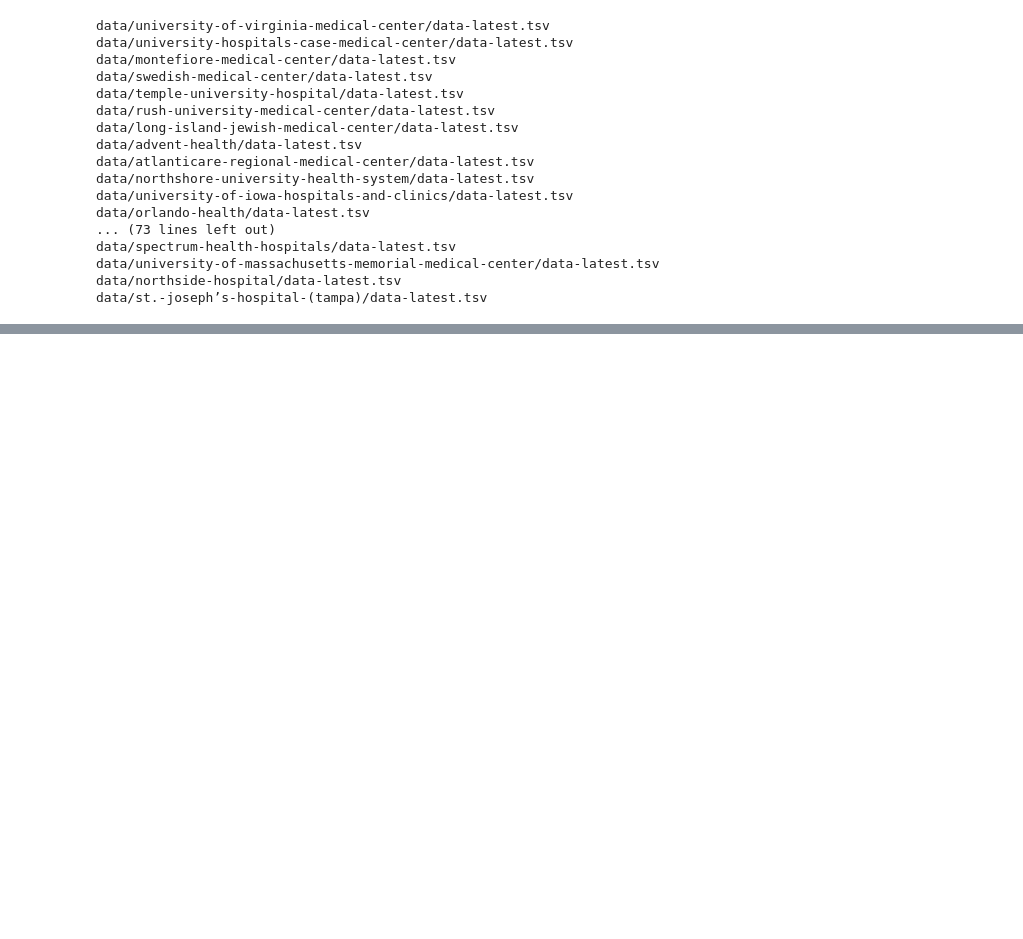
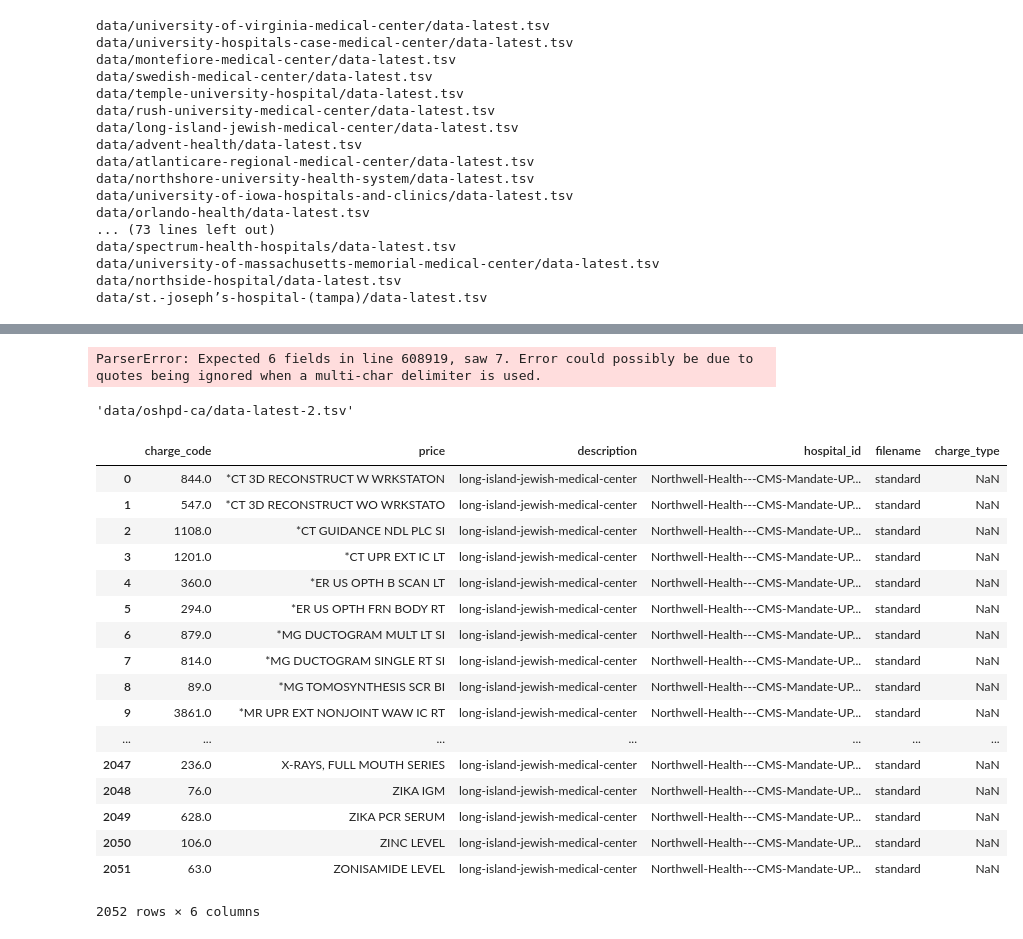
Before and after one commit to emigre459/hospital-chargemaster, a Jupyter notebook: Data_Exploration.ipynb, the cells around one changed output, grey strips where cells are left out. Cells and saved outputs as stored; diff of their text form; code cells hidden in the pictures; blank space fills up the shorter version.

Commit message:
bug: Diagnose read_csv problem of skipping first blank column in TSV files

```diff
--- a/Data_Exploration.ipynb
+++ b/Data_Exploration.ipynb
@@ -192,0 +194,44 @@ ipdb> c
+# %%
+#Let's generate the filepaths in a list instead of iterator, so I can call specific elements
+all_files = glob('data/*/data-latest*.tsv')
+individual_dfs = (pd.read_csv(f, delimiter = r'\t') for f in all_files)
+
+metadata_big_dfs = pd.DataFrame(columns = ['Filepath', 'Row Count', 'Index in all_files'])
+
+# Now, we'll iterate through each DataFrame, counting rows as we go, until we find a problem
+i = 0
+for df in individual_dfs:
+    if row_total >= 608919:
+        metadata_big_dfs.append({'Filepath': all_files[i],
+                                 'Row Count': len(df),
+                                 'Index in all_files': i},
+                               ignore_index = True)
+
+    i += 1
+# %% [output]
+ParserError: Expected 6 fields in line 608919, saw 7. Error could possibly be due to quotes being ignored when a multi-char delimiter is used.
+# %%
+all_files[i]
+# %% [output]
+'data/oshpd-ca/data-latest-2.tsv'
+# %%
+pd.read_csv('data/long-island-jewish-medical-center/data-latest.tsv', delimiter = r'\t')
+# %% [output]
+|  | charge_code | price | description | hospital_id | filename | charge_type |
+| 0 | 844.0 | *CT 3D RECONSTRUCT W WRKSTATON | long-island-jewish-medical-center | Northwell-Health---CMS-Mandate-UP... | standard | NaN |
+| 1 | 547.0 | *CT 3D RECONSTRUCT WO WRKSTATO | long-island-jewish-medical-center | Northwell-Health---CMS-Mandate-UP... | standard | NaN |
+| 2 | 1108.0 | *CT GUIDANCE NDL PLC SI | long-island-jewish-medical-center | Northwell-Health---CMS-Mandate-UP... | standard | NaN |
+| 3 | 1201.0 | *CT UPR EXT IC LT | long-island-jewish-medical-center | Northwell-Health---CMS-Mandate-UP... | standard | NaN |
+| 4 | 360.0 | *ER US OPTH B SCAN LT | long-island-jewish-medical-center | Northwell-Health---CMS-Mandate-UP... | standard | NaN |
+| 5 | 294.0 | *ER US OPTH FRN BODY RT | long-island-jewish-medical-center | Northwell-Health---CMS-Mandate-UP... | standard | NaN |
+| 6 | 879.0 | *MG DUCTOGRAM MULT LT SI | long-island-jewish-medical-center | Northwell-Health---CMS-Mandate-UP... | standard | NaN |
+| 7 | 814.0 | *MG DUCTOGRAM SINGLE RT SI | long-island-jewish-medical-center | Northwell-Health---CMS-Mandate-UP... | standard | NaN |
+| 8 | 89.0 | *MG TOMOSYNTHESIS SCR BI | long-island-jewish-medical-center | Northwell-Health---CMS-Mandate-UP... | standard | NaN |
+| 9 | 3861.0 | *MR UPR EXT NONJOINT WAW IC RT | long-island-jewish-medical-center | Northwell-Health---CMS-Mandate-UP... | standard | NaN |
+| ... | ... | ... | ... | ... | ... | ... |
+| 2047 | 236.0 | X-RAYS, FULL MOUTH SERIES | long-island-jewish-medical-center | Northwell-Health---CMS-Mandate-UP... | standard | NaN |
+| 2048 | 76.0 | ZIKA IGM | long-island-jewish-medical-center | Northwell-Health---CMS-Mandate-UP... | standard | NaN |
+| 2049 | 628.0 | ZIKA PCR SERUM | long-island-jewish-medical-center | Northwell-Health---CMS-Mandate-UP... | standard | NaN |
+| 2050 | 106.0 | ZINC LEVEL | long-island-jewish-medical-center | Northwell-Health---CMS-Mandate-UP... | standard | NaN |
+| 2051 | 63.0 | ZONISAMIDE LEVEL | long-island-jewish-medical-center | Northwell-Health---CMS-Mandate-UP... | standard | NaN |
+2052 rows × 6 columns
```
Also changed, not shown: parts of 9 cells of this notebook, 1 other file.
